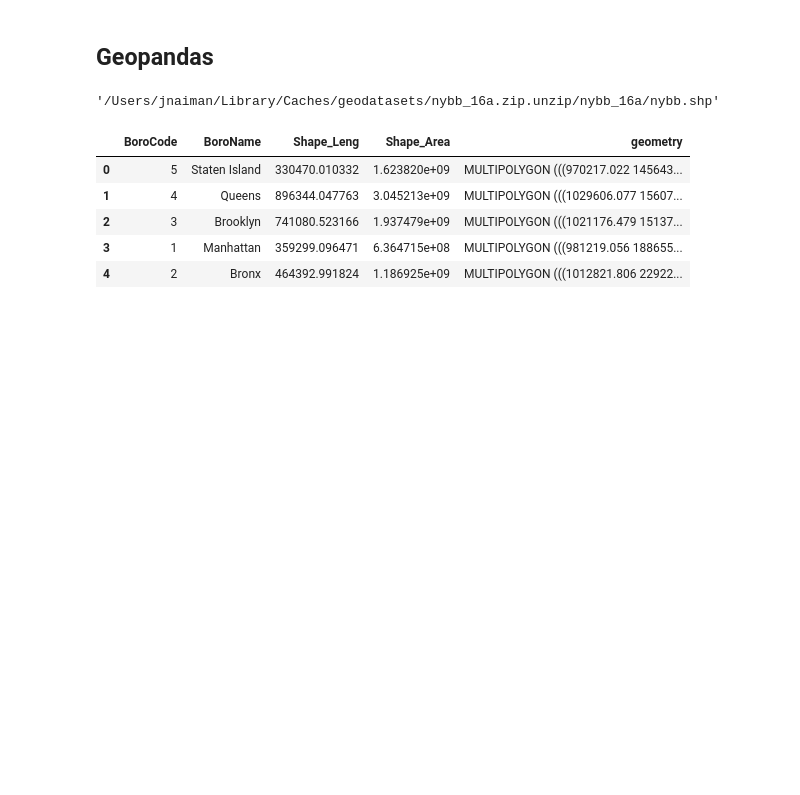
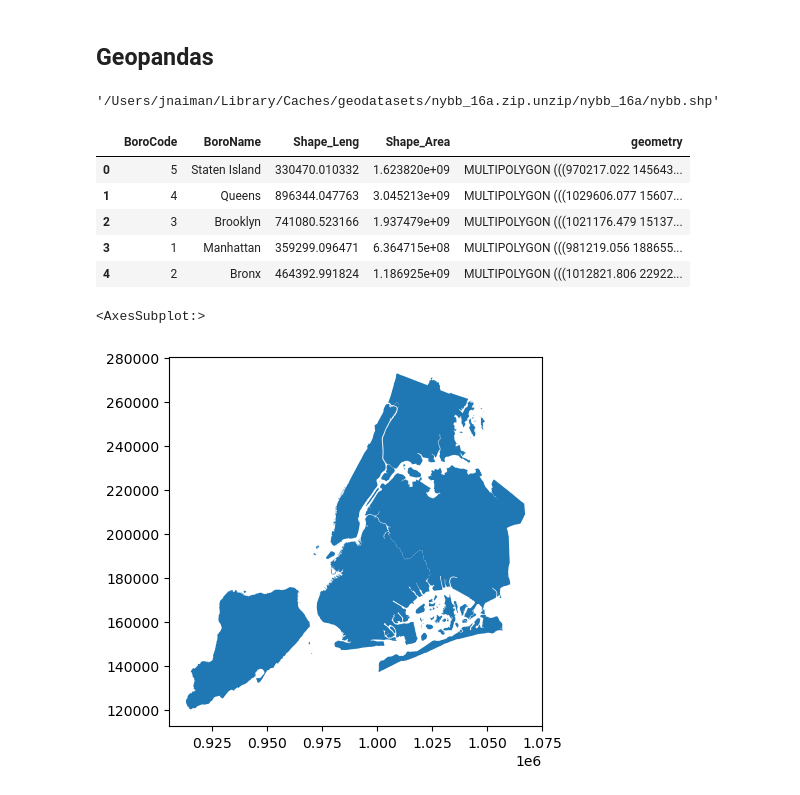
Before and after one commit to UIUC-iSchool-DataViz/is445_obuobg_spring2025, a Jupyter notebook: week07/inClass_week07.ipynb, the cells around one changed output. Cells and saved outputs as stored; diff of their text form; code cells hidden in the pictures; blank space fills up the shorter version.

```diff
--- a/week07/inClass_week07.ipynb
+++ b/week07/inClass_week07.ipynb
@@ -83,3 +83,8 @@ gdf
 | 2 | 3 | Brooklyn | 741080.523166 | 1.937479e+09 | MULTIPOLYGON (((1021176.479 15137... |
 | 3 | 1 | Manhattan | 359299.096471 | 6.364715e+08 | MULTIPOLYGON (((981219.056 188655... |
 | 4 | 2 | Bronx | 464392.991824 | 1.186925e+09 | MULTIPOLYGON (((1012821.806 22922... |
+# %%
+gdf.plot()
+# %% [output]
+<AxesSubplot:>
+[figure, added]
```
